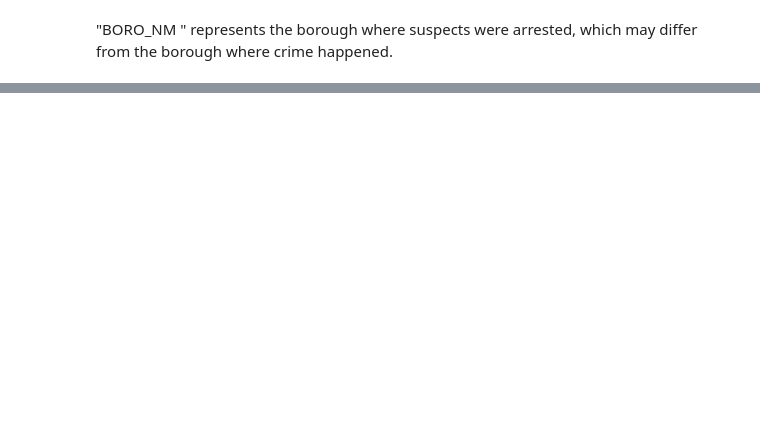
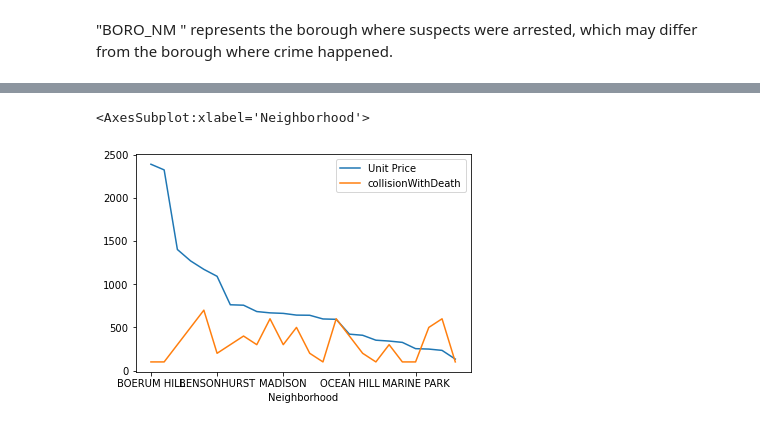
Before and after one commit to Dh0le/2022Spring_Finals, a Jupyter notebook: IS597 Final Project.ipynb, the cells around one changed output, grey strips where cells are left out. Saved outputs shown, nothing was run; the diff lists cells and outputs as text; code cells hidden in the pictures; blank space fills up the shorter version.

```diff
--- a/IS597 Final Project.ipynb
+++ b/IS597 Final Project.ipynb
@@ -505,0 +572,5 @@ findExpansive(BronxData)
+# %%
+BrooklynFinal[["Unit Price","collisionWithDeath"]].plot()
+# %% [output]
+<AxesSubplot:xlabel='Neighborhood'>
+[figure, added]
```
Also changed, not shown: parts of 48 cells of this notebook.
